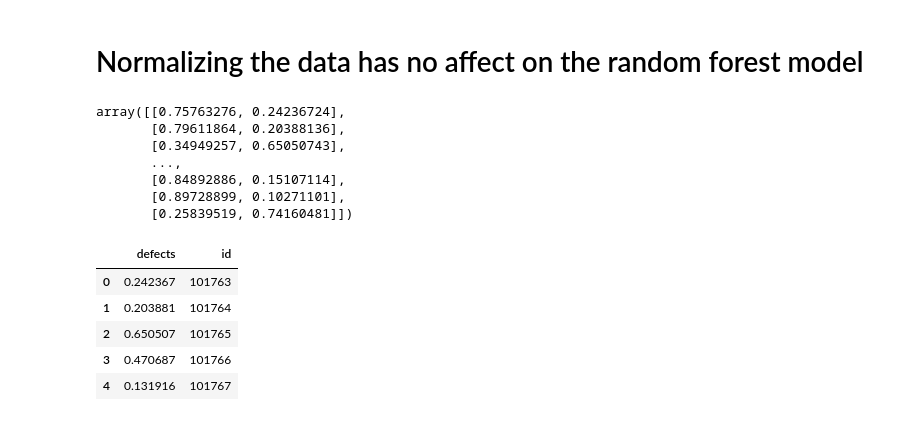
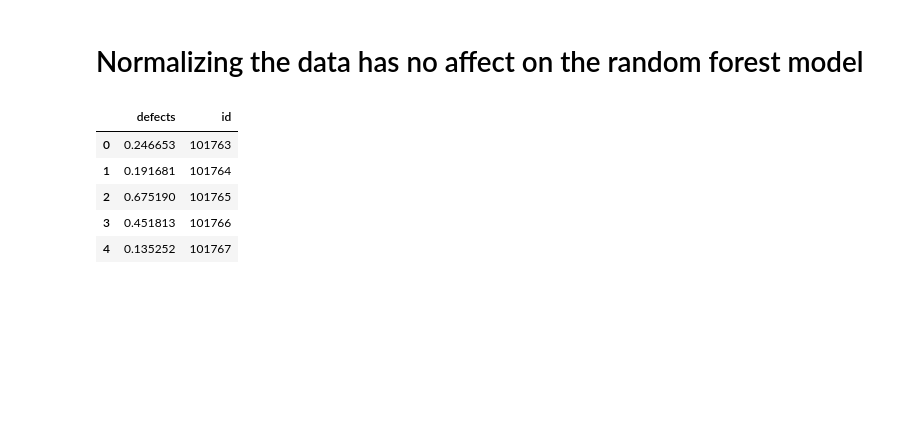
Before and after one commit to liebersi/Kaggle_Competitions, a Jupyter notebook: binary-classification-of-code-defects.ipynb, the cells around one changed output. Saved outputs shown, nothing was run; the diff lists cells and outputs as text; code cells hidden in the pictures; blank space fills up the shorter version.

Commit message:
Kaggle Notebook | Binary Classification of code defects | Version 6

```diff
--- a/binary-classification-of-code-defects.ipynb
+++ b/binary-classification-of-code-defects.ipynb
@@ -366,10 +394,20 @@ if run_all:
 # Let's try out a random forest model with different types of normalization
 # %%
 #first try no normalization
-if run_all:
-#if True:
+#if run_all:
+if False:
     predictions, model = build_random_forest(X_train,y_train,X_valid)
-    get_model_metrics(y_valid,predictions)
+    get_model_metrics(y_valid,predictions[:,1])
+# %%
+#Try some feature selection to remove heavily correlated features
+X_train_uncorr = X_train.drop(['v','n','total_Opnd','b','total_Op','branchCount'],axis=1)
+
+X_valid_uncorr = X_valid.drop(['v','n','total_Opnd','b','total_Op','branchCount'],axis=1)
+# %%
+#run RandomForest on uncorr
+if False:
+    predictions, model = build_random_forest(X_train_uncorr,y_train,X_valid_uncorr,n=100)
+    get_model_metrics(y_valid,predictions[:,1])
 # %%
 #Check out feature importance
 if run_all:
@@ -428,38 +466,24 @@ X_test.drop('id',axis=1,inplace=True)
 # %%
 run_second = True
 if run_second:
     #recombine test and validation, train model and predict test
     X_full = pd.concat([X_train,X_valid],axis=0)
     y_full = pd.concat([y_train,y_valid],axis=0)
+    #drop heaviy correlated columns
+    X_full.drop(['v','n','total_Opnd','b','total_Op','branchCount'],axis=1,inplace=True)
+    X_test.drop(['v','n','total_Opnd','b','total_Op','branchCount'],axis=1,inplace=True)
+    predictions = build_random_forest(X_full,y_full,X_test,return_model=False)
 
-    predictions = build_random_forest(X_full,y_full,X_test,return_model=False)
-    #predictions = pd.DataFrame(build_random_forest(X_full,y_full,X_test),columns=['defects'])
-    #predictions['id'] = test_ids
-
-    #predictions.head()
-    #predictions.to_csv('submission.csv', index=False)
+    prediction_df = pd.DataFrame(predictions[:,1],columns = ['defects'])
+    prediction_df['id'] = test_ids
+    prediction_df.head()
+    prediction_df.to_csv('submission.csv', index=False)
+# %% [output]
+|  | defects | id |
+| 0 | 0.246653 | 101763 |
+| 1 | 0.191681 | 101764 |
+| 2 | 0.675190 | 101765 |
+| 3 | 0.451813 | 101766 |
+| 4 | 0.135252 | 101767 |
-# %%
-predictions
-# %% [output]
-array([[0.75763276, 0.24236724],
-       [0.79611864, 0.20388136],
-       [0.34949257, 0.65050743],
-       ...,
-       [0.84892886, 0.15107114],
-       [0.89728899, 0.10271101],
-       [0.25839519, 0.74160481]])
-# %%
-prediction_df = pd.DataFrame(predictions[:,1],columns = ['defects'])
-prediction_df['id'] = test_ids
-
-prediction_df.head()
-prediction_df.to_csv('submission.csv', index=False)
-# %% [output]
-|  | defects | id |
-| 0 | 0.242367 | 101763 |
-| 1 | 0.203881 | 101764 |
-| 2 | 0.650507 | 101765 |
-| 3 | 0.470687 | 101766 |
-| 4 | 0.131916 | 101767 |
 # %%
 #use model.predict_proba to return probabilities, then use ROC AUC to give a score at different thresholds for validation.
```
Also changed, not shown: parts of 3 cells of this notebook.
